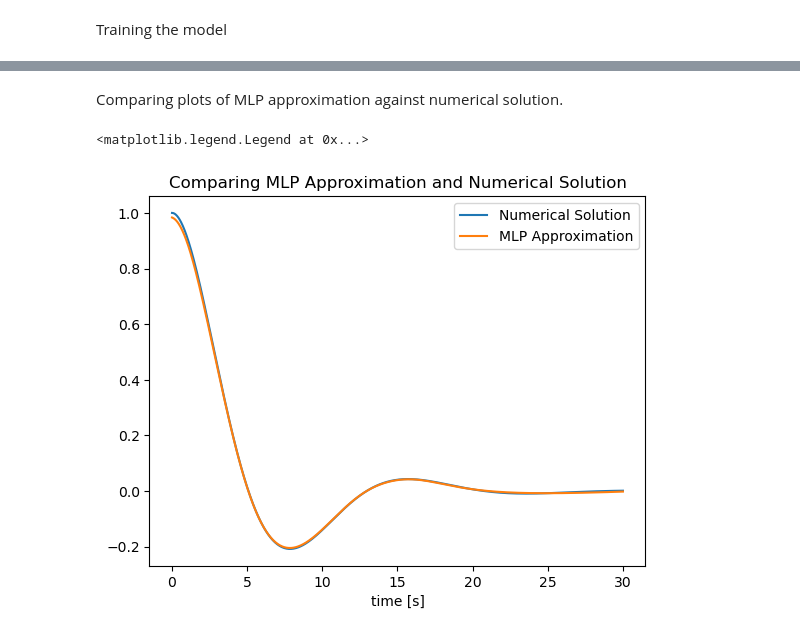
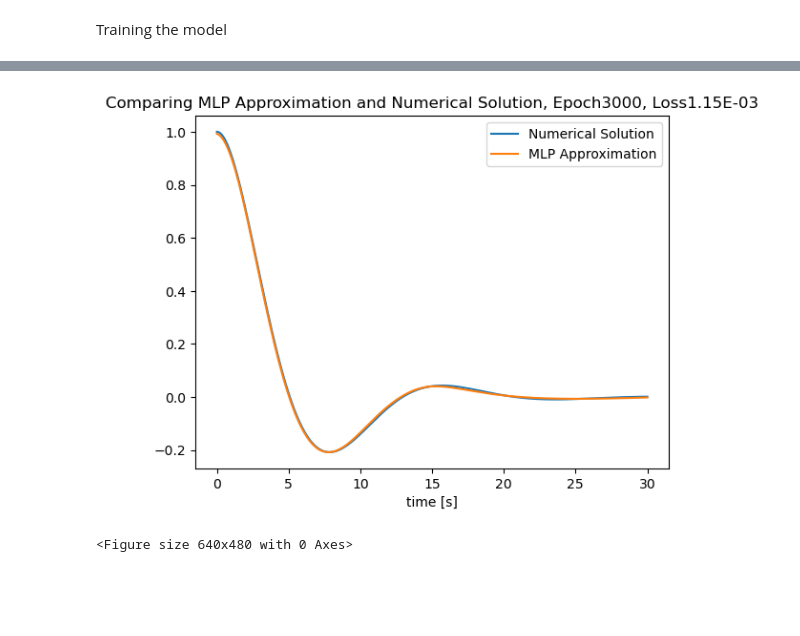
Before and after one commit to RoshenS/PINNs, a Jupyter notebook: Simple PINN.ipynb, the cells around one changed output, grey strips where cells are left out. Saved outputs shown, nothing was run; the diff lists cells and outputs as text; code cells hidden in the pictures; blank space fills up the shorter version.

```diff
--- a/Simple PINN.ipynb
+++ b/Simple PINN.ipynb
@@ -141,3 +143,25 @@ def loss_fn(model, inputs):
+# %%
+def plot_comp():
+    # plotting numerical solution
+    plt.plot(t_plot,x_plot[:,0],label='Numerical Solution')
+    plt.xlabel('time [s]')
+    plt.title(f"Comparing MLP Approximation and Numerical Solution, Epoch{epoch}, Loss{loss.item():.2E}")
+
+    #creating tensors to be plotted
+    plot_t = torch.from_numpy(t_plot).float().view(-1,1)
+    pred = model(plot_t)
+    pred_plot = torch.reshape(pred, (-1,)).detach().numpy()
+
+    # plotting MLP approx
+    plt.plot(t_plot,pred_plot,label='MLP Approximation')
+
+    # plotting samples
+    #t_train_plot = t_train.detach().numpy()
+    #plt.plot(t_train_plot,np.zeros_like(t_train_plot),label='Samples',marker='+')
+
+    plt.legend()
+    plt.show()
+    plt.clf()
 # %% [markdown]
 Training the model
 # %%
@@ -178,24 +200,5 @@ Finished epoch 2500, latest loss 2.15E-03
-# %% [markdown]
-Comparing plots of MLP approximation against numerical solution.
-# %%
-# plotting numerical solution
-plt.plot(t_plot,x_plot[:,0],label='Numerical Solution')
-plt.xlabel('time [s]')
-plt.title("Comparing MLP Approximation and Numerical Solution")
-
-#creating tensors to be plotted
-plot_t = torch.from_numpy(t_plot).float().view(-1,1)
-pred = model(plot_t)
-pred_plot = torch.reshape(pred, (-1,)).detach().numpy()
-
-# plotting MLP approx
-plt.plot(t_plot,pred_plot,label='MLP Approximation')
-
-# plotting samples
-#t_train_plot = t_train.detach().numpy()
-#plt.plot(t_train_plot,np.zeros_like(t_train_plot),label='Samples',marker='+')
-
-plt.legend()
-# %% [output]
-<matplotlib.legend.Legend at 0x...>
-[figure, removed]
+# %%
+plot_comp()
+# %% [output]
+[figure, added]
+<Figure size 640x480 with 0 Axes>
```
Also changed, not shown: parts of 2 cells of this notebook.
